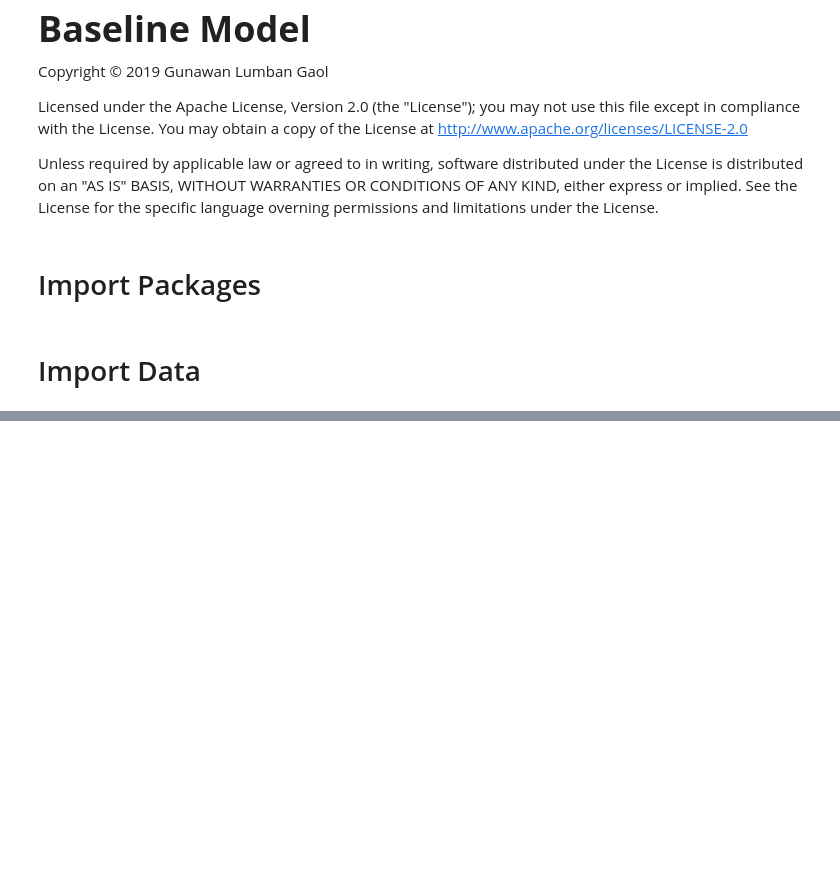
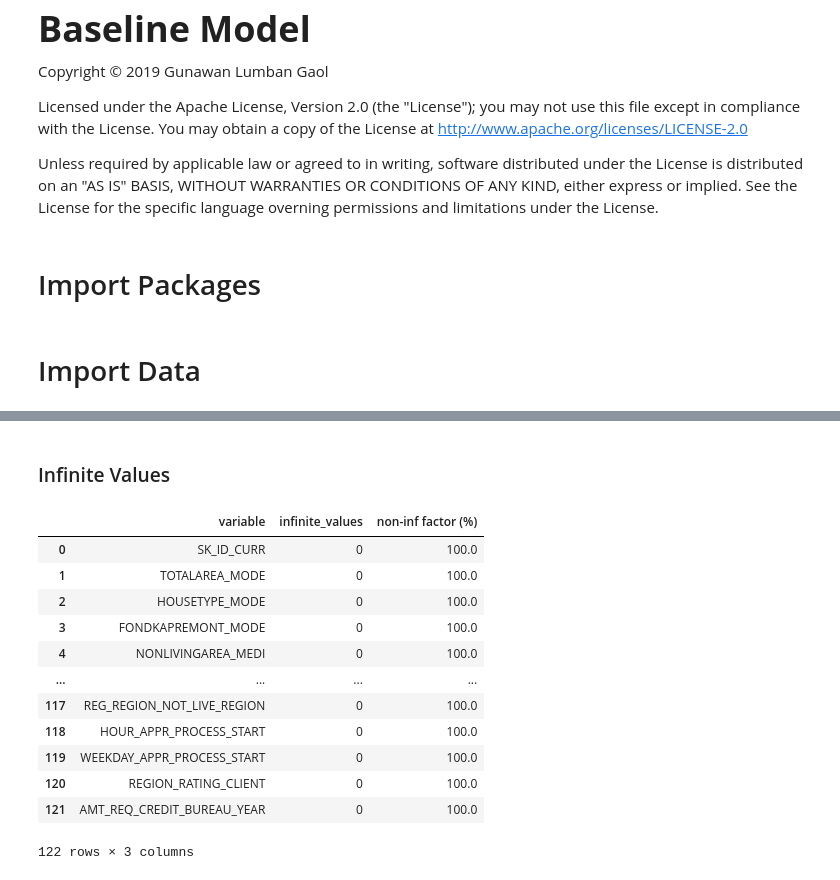
Before and after one commit to TJMSambas/capstone-project-iykra, a Jupyter notebook: Baseline Model - Gunawan.ipynb, the cells around one changed output, grey strips where cells are left out. Saved outputs shown, nothing was run; the diff lists cells and outputs as text; code cells hidden in the pictures; blank space fills up the shorter version.

```diff
--- a/Baseline Model - Gunawan.ipynb
+++ b/Baseline Model - Gunawan.ipynb
@@ -15,0 +55,26 @@ import pandas as pd
+# %% [markdown]
+### Infinite Values
+# %%
+def get_infinite(df):
+    infinite_df = df.isin([np.inf, -np.inf]).sum(axis=0).reset_index()
+    infinite_df.columns = ['variable', 'infinite_values']
+    infinite_df['non-inf factor (%)'] = (df.shape[0] - infinite_df['infinite_values'])/df.shape[0]*100
+    infinite_df = infinite_df.sort_values('non-inf factor (%)').reset_index(drop=True)
+
+    return infinite_df
+# %%
+get_infinite(application_train)
+# %% [output]
+|  | variable | infinite_values | non-inf factor (%) |
+| 0 | SK_ID_CURR | 0 | 100.0 |
+| 1 | TOTALAREA_MODE | 0 | 100.0 |
+| 2 | HOUSETYPE_MODE | 0 | 100.0 |
+| 3 | FONDKAPREMONT_MODE | 0 | 100.0 |
+| 4 | NONLIVINGAREA_MEDI | 0 | 100.0 |
+| ... | ... | ... | ... |
+| 117 | REG_REGION_NOT_LIVE_REGION | 0 | 100.0 |
+| 118 | HOUR_APPR_PROCESS_START | 0 | 100.0 |
+| 119 | WEEKDAY_APPR_PROCESS_START | 0 | 100.0 |
+| 120 | REGION_RATING_CLIENT | 0 | 100.0 |
+| 121 | AMT_REQ_CREDIT_BUREAU_YEAR | 0 | 100.0 |
+122 rows × 3 columns
```
Also changed, not shown: parts of 22 cells of this notebook, 1 other file.
